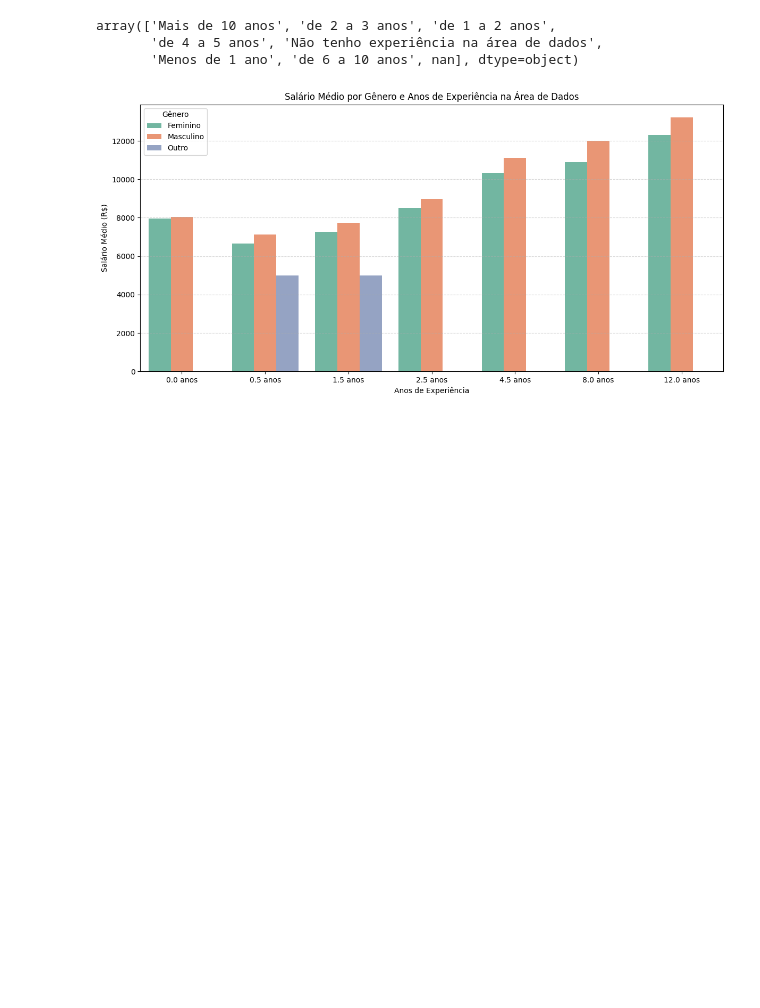
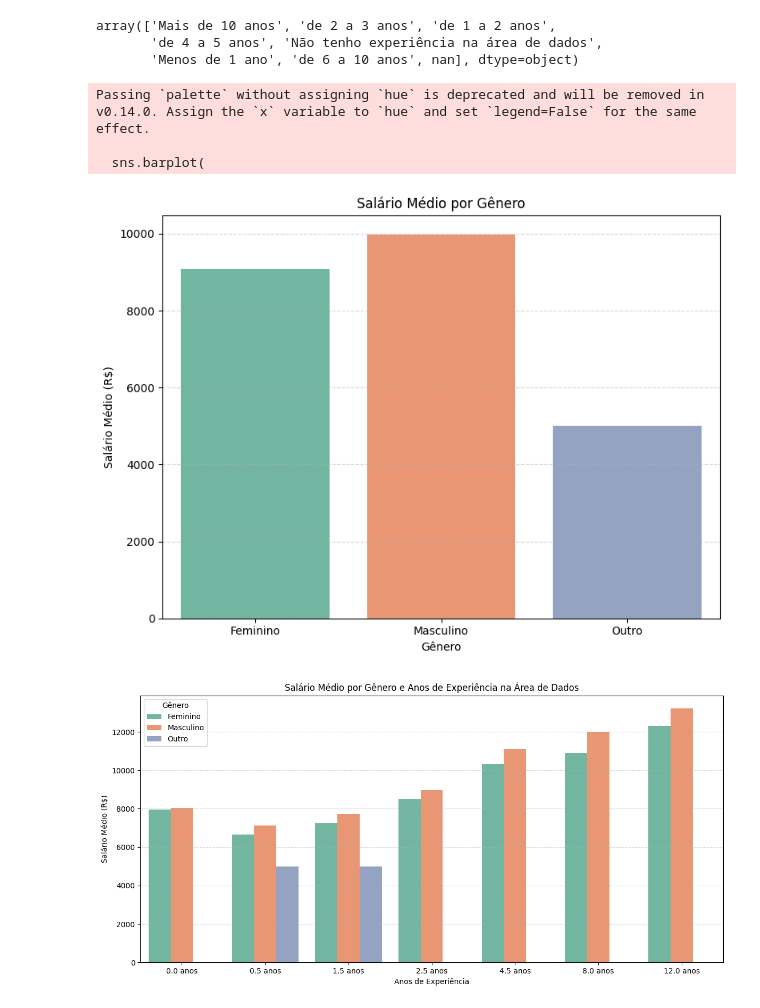
Before and after one commit to FGV-VIS-2025/tarefa-4-mulheres_no_mercado_brasileiro_de_dados, a Jupyter notebook: analise_exploratoria/analise_exploratoria.ipynb, the cells around one changed output. Saved outputs shown, nothing was run; the diff lists cells and outputs as text; code cells hidden in the pictures; blank space fills up the shorter version.

```diff
--- a/analise_exploratoria/analise_exploratoria.ipynb
+++ b/analise_exploratoria/analise_exploratoria.ipynb
@@ -209,6 +209,37 @@ experiencia_map = {
 }
 
 df['experiencia_anos'] = df["('P2_i ', 'Quanto tempo de experiência na área de dados você tem?')"].map(experiencia_map)
+# %%
+# Se precisar, renomeie a coluna de gênero para algo mais simples
+# df = df.rename(columns={("P1_b ", "Genero"): "Genero"})
+
+# Agrupar por gênero apenas
+grouped = df.groupby("('P1_b ', 'Genero')")['salario'].mean().reset_index()
+grouped.columns = ['Genero', 'Salario Médio']
+
+# Plotar
+import matplotlib.pyplot as plt
+import seaborn as sns
+
+plt.figure(figsize=(8, 6))
+sns.barplot(
+    data=grouped,
+    x='Genero',
+    y='Salario Médio',
+    palette='Set2'
+)
+
+plt.title('Salário Médio por Gênero')
+plt.xlabel('Gênero')
+plt.ylabel('Salário Médio (R$)')
+plt.grid(axis='y', linestyle='--', alpha=0.5)
+plt.tight_layout()
+plt.show()
+# %% [output]
+Passing `palette` without assigning `hue` is deprecated and will be removed in v0.14.0. Assign the `x` variable to `hue` and set `legend=False` for the same effect.
+
+  sns.barplot(
+[figure, added]
 # %%
 # Agrupamento por experiência e gênero
 grouped = df.groupby(['experiencia_anos', "('P1_b ', 'Genero')"])['salario'].mean().reset_index()
```
